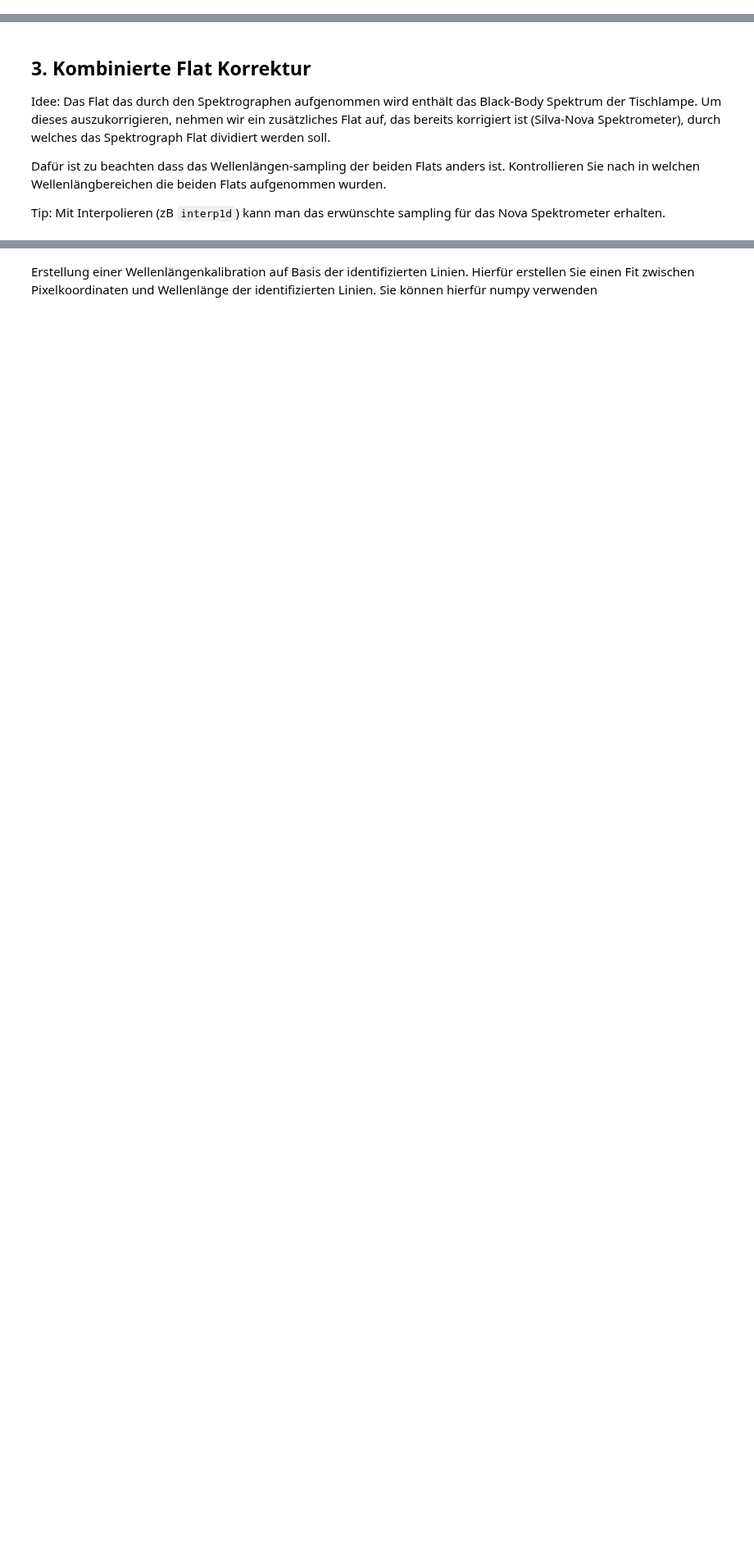
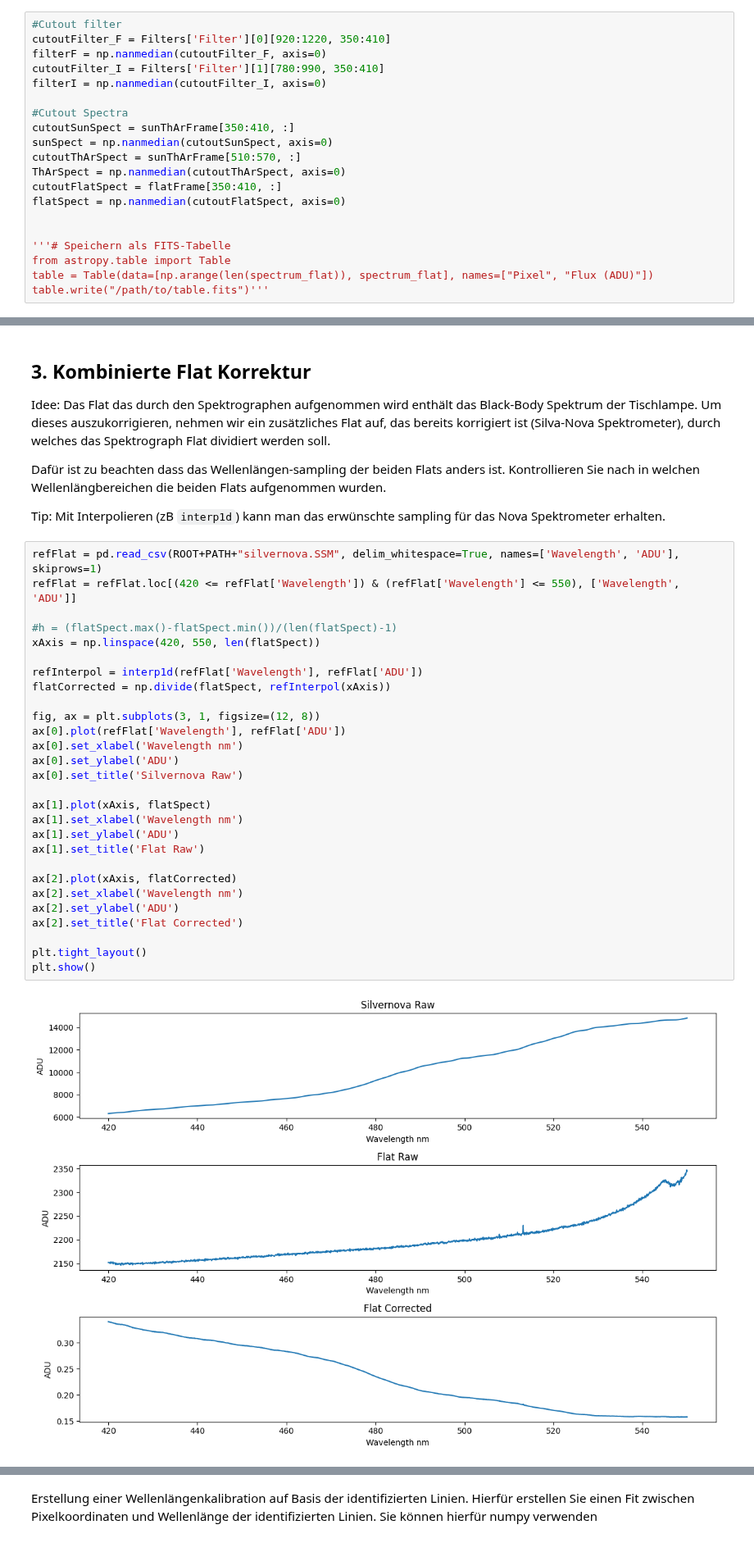
Before and after one commit to B0whunt3r21/AstroPrak, a Jupyter notebook: SolarSpectrum/Auswertungshilfe.ipynb, the cells around one changed output, grey strips where cells are left out. Shown at 82% size. Saved outputs shown, nothing was run; the diff lists cells and outputs as text; blank space fills up the shorter version.

Commit message:
Flat? (unsure if cutouts right)

```diff
--- a/SolarSpectrum/Auswertungshilfe.ipynb
+++ b/SolarSpectrum/Auswertungshilfe.ipynb
@@ -106,0 +91,20 @@ NameError: name 'data' is not defined
+# %%
+#Cutout filter
+cutoutFilter_F = Filters['Filter'][0][920:1220, 350:410]
+filterF = np.nanmedian(cutoutFilter_F, axis=0)
+cutoutFilter_I = Filters['Filter'][1][780:990, 350:410]
+filterI = np.nanmedian(cutoutFilter_I, axis=0)
+
+#Cutout Spectra
+cutoutSunSpect = sunThArFrame[350:410, :]
+sunSpect = np.nanmedian(cutoutSunSpect, axis=0)
+cutoutThArSpect = sunThArFrame[510:570, :]
+ThArSpect = np.nanmedian(cutoutThArSpect, axis=0)
+cutoutFlatSpect = flatFrame[350:410, :]
+flatSpect = np.nanmedian(cutoutFlatSpect, axis=0)
+
+
+'''# Speichern als FITS-Tabelle
+from astropy.table import Table
+table = Table(data=[np.arange(len(spectrum_flat)), spectrum_flat], names=["Pixel", "Flux (ADU)"])
+table.write("/path/to/table.fits")'''
@@ -112,6 +118,36 @@ Idee: Das Flat das durch den Spektrographen aufgenommen wird enthält das Black-
 Dafür ist zu beachten dass das Wellenlängen-sampling der beiden Flats anders ist. Kontrollieren Sie nach in welchen Wellenlängbereichen die beiden Flats aufgenommen wurden.
 
 Tip: Mit Interpolieren (zB `interp1d`) kann man das erwünschte sampling für das Nova Spektrometer erhalten.
+# %%
+refFlat = pd.read_csv(ROOT+PATH+"silvernova.SSM", delim_whitespace=True, names=['Wavelength', 'ADU'], skiprows=1)
+refFlat = refFlat.loc[(420 <= refFlat['Wavelength']) & (refFlat['Wavelength'] <= 550), ['Wavelength', 'ADU']]
+
+#h = (flatSpect.max()-flatSpect.min())/(len(flatSpect)-1)
+xAxis = np.linspace(420, 550, len(flatSpect))
+
+refInterpol = interp1d(refFlat['Wavelength'], refFlat['ADU'])
+flatCorrected = np.divide(flatSpect, refInterpol(xAxis))
+
+fig, ax = plt.subplots(3, 1, figsize=(12, 8))
+ax[0].plot(refFlat['Wavelength'], refFlat['ADU'])
+ax[0].set_xlabel('Wavelength nm')
+ax[0].set_ylabel('ADU')
+ax[0].set_title('Silvernova Raw')
+
+ax[1].plot(xAxis, flatSpect)
+ax[1].set_xlabel('Wavelength nm')
+ax[1].set_ylabel('ADU')
+ax[1].set_title('Flat Raw')
+
+ax[2].plot(xAxis, flatCorrected)
+ax[2].set_xlabel('Wavelength nm')
+ax[2].set_ylabel('ADU')
+ax[2].set_title('Flat Corrected')
+
+plt.tight_layout()
+plt.show()
+# %% [output]
+[figure, added]
 # %% [markdown]
 ## 4. Wellenlängekalibration
 Identifikation der ThAr-Linien. Zur Identifikation der Linien soll der beigelegte Linienatlas verwendet werden. Beachten Sie, dass das aufgenommene Spektrum Wellenlängen von 4200 bis 5500 abdeckt.
```
Also changed, not shown: parts of 7 cells of this notebook.
